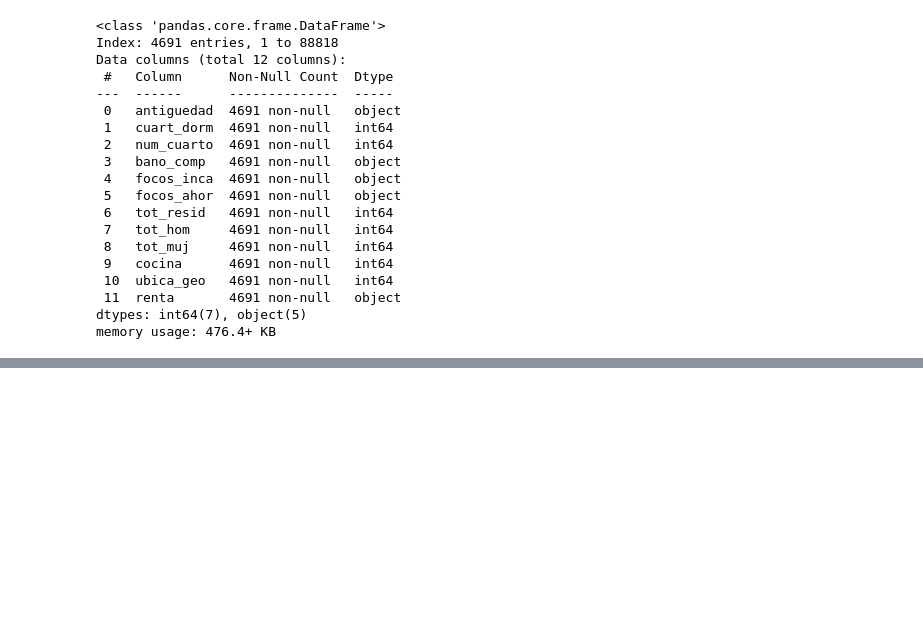
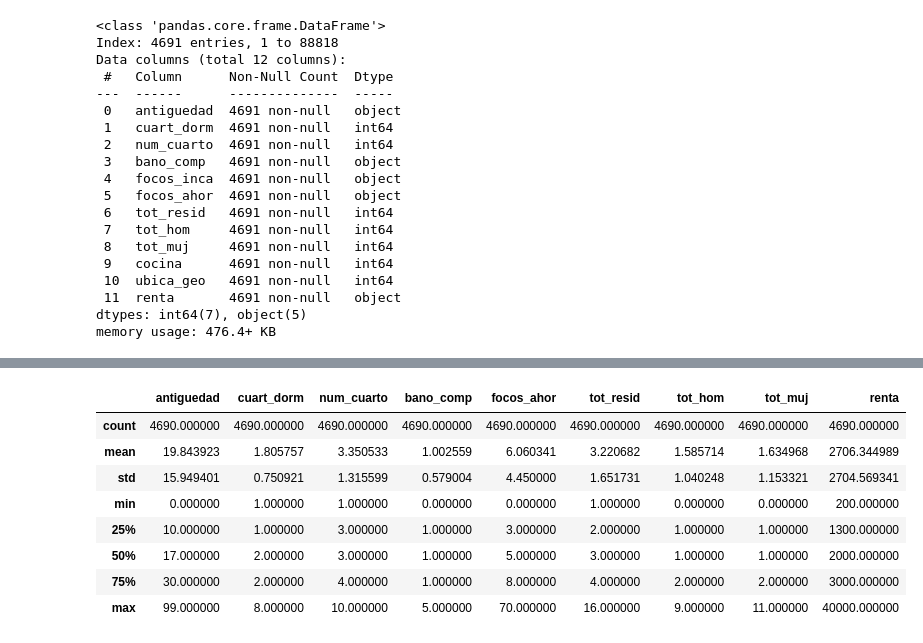
Before and after one commit to iserranoz/up_econometria, a Jupyter notebook: data_processing.ipynb, the cells around one changed output, grey strips where cells are left out. Cells and saved outputs as stored; diff of their text form; code cells hidden in the pictures; blank space fills up the shorter version.

```diff
--- a/data_processing.ipynb
+++ b/data_processing.ipynb
@@ -99,0 +206,13 @@ df.to_parquet('data_enigh.parquet')
+# %%
+df = df[df['renta'] <= 150000]
+df.describe()
+# %% [output]
+|  | antiguedad | cuart_dorm | num_cuarto | bano_comp | focos_ahor | tot_resid | tot_hom | tot_muj | renta |
+| count | 4690.000000 | 4690.000000 | 4690.000000 | 4690.000000 | 4690.000000 | 4690.000000 | 4690.000000 | 4690.000000 | 4690.000000 |
+| mean | 19.843923 | 1.805757 | 3.350533 | 1.002559 | 6.060341 | 3.220682 | 1.585714 | 1.634968 | 2706.344989 |
+| std | 15.949401 | 0.750921 | 1.315599 | 0.579004 | 4.450000 | 1.651731 | 1.040248 | 1.153321 | 2704.569341 |
+| min | 0.000000 | 1.000000 | 1.000000 | 0.000000 | 0.000000 | 1.000000 | 0.000000 | 0.000000 | 200.000000 |
+| 25% | 10.000000 | 1.000000 | 3.000000 | 1.000000 | 3.000000 | 2.000000 | 1.000000 | 1.000000 | 1300.000000 |
+| 50% | 17.000000 | 2.000000 | 3.000000 | 1.000000 | 5.000000 | 3.000000 | 1.000000 | 1.000000 | 2000.000000 |
+| 75% | 30.000000 | 2.000000 | 4.000000 | 1.000000 | 8.000000 | 4.000000 | 2.000000 | 2.000000 | 3000.000000 |
+| max | 99.000000 | 8.000000 | 10.000000 | 5.000000 | 70.000000 | 16.000000 | 9.000000 | 11.000000 | 40000.000000 |
```
Also changed, not shown: parts of 9 cells of this notebook, 2 other files.
